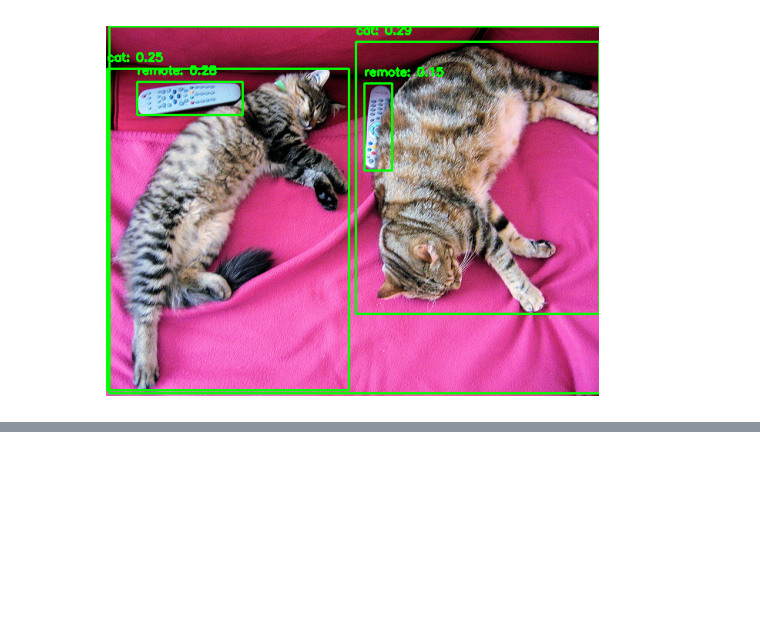
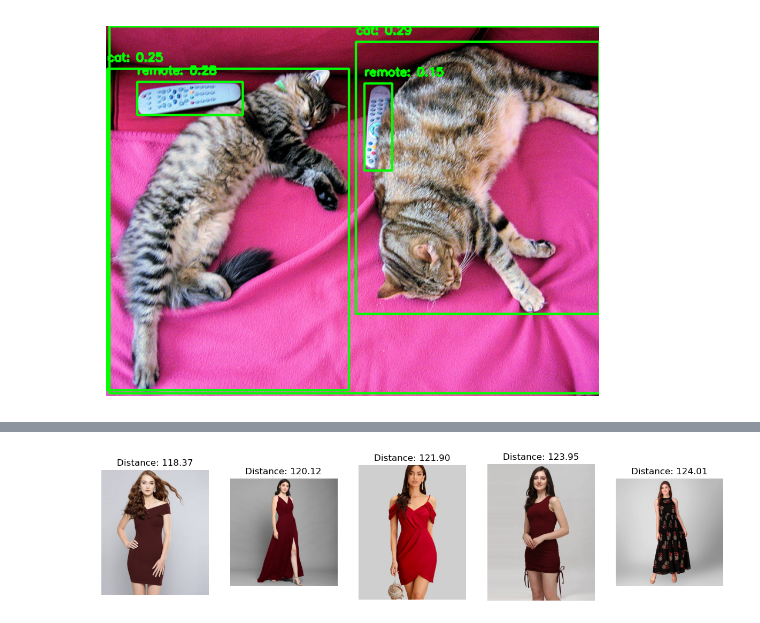
Before and after one commit to xuwenhao/geektime-ai-course, a Jupyter notebook: 23_clip_and_image_search.ipynb, the cells around one changed output, grey strips where cells are left out. Drawn from its saved outputs; the diff is of its cells as text; code cells hidden in the pictures; blank space fills up the shorter version.

```diff
--- a/23_clip_and_image_search.ipynb
+++ b/23_clip_and_image_search.ipynb
@@ -141,0 +204,11 @@ plt.show()
+# %%
+import numpy as np
+import faiss
+
+features = [example["features"] for example in training_split]
+features_matrix = np.vstack(features)
+
+dimension = features_matrix.shape[1]
+
+index = faiss.IndexFlatL2(dimension)
+index.add(features_matrix.astype('float32'))
@@ -141,0 +219,39 @@ plt.show()
+# %%
+def get_text_features(text):
+    with torch.no_grad():
+        inputs = processor(text=[text], return_tensors="pt", padding=True)
+        inputs.to(device)
+        features = model.get_text_features(**inputs)
+    return features.cpu().numpy()
+
+def search(query_text, top_k=5):
+    # Get the text feature vector for the input query
+    text_features = get_text_features(query_text)
+
+    # Perform a search using the FAISS index
+    distances, indices = index.search(text_features.astype("float32"), top_k)
+    results = [
+        {"image": training_split[i.item()]["image"], "distance": distances[0][j]}
+        for j, i in enumerate(indices[0])
+    ]
+    return results
+
+query_text = "A red dress"
+results = search(query_text)
+
+# Display the search results
+def display_search_results(results):
+    fig, axes = plt.subplots(1, len(results), figsize=(15, 5))
+    axes = axes.ravel()
+
+    for idx, result in enumerate(results):
+        axes[idx].imshow(result["image"])
+        axes[idx].set_title(f"Distance: {result['distance']:.2f}")
+        axes[idx].axis('off')
+
+    plt.subplots_adjust(wspace=0.2, hspace=0.2)
+    plt.show()
+
+display_search_results(results)
+# %% [output]
+[figure, added]
```
Also changed, not shown: parts of 7 cells of this notebook, 1 other file.
